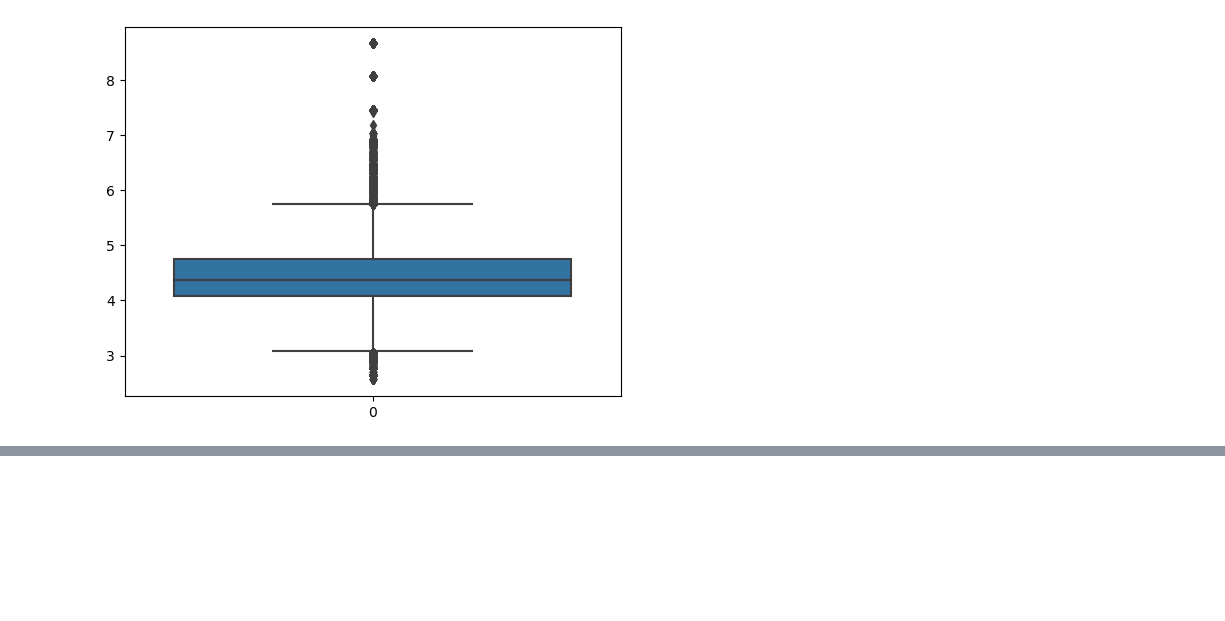
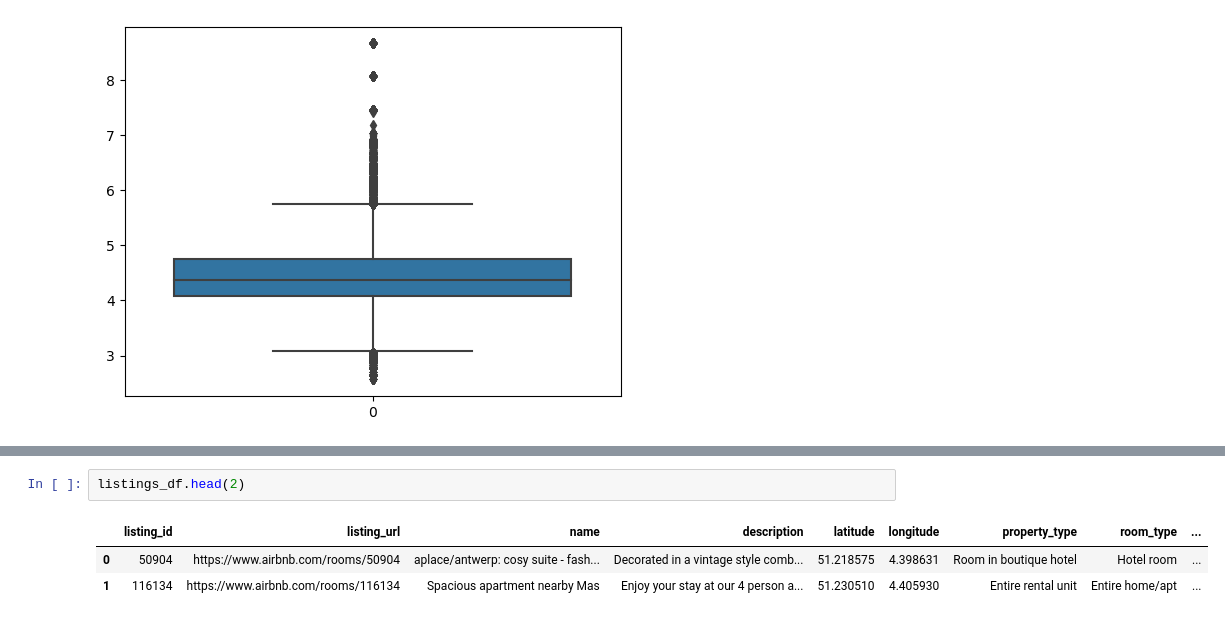
Before and after one commit to Shubham007-web/Predicting-Airbnb-Listing-Prices-in-Antwerp--A-Machine-Learning-Approach, a Jupyter notebook: AirBnb.ipynb, the cells around one changed output, grey strips where cells are left out. Cells and saved outputs as stored; diff of their text form; blank space fills up the shorter version.

```diff
--- a/AirBnb.ipynb
+++ b/AirBnb.ipynb
@@ -242,0 +260,6 @@ sns.boxplot(np.log(calendar_df['price']))
+# %%
+listings_df.head(2)
+# %% [output]
+|  | listing_id | listing_url | name | description | latitude | longitude | property_type | room_type | ... |
+| 0 | 50904 | https://www.airbnb.com/rooms/50904 | aplace/antwerp: cosy suite - fash... | Decorated in a vintage style comb... | 51.218575 | 4.398631 | Room in boutique hotel | Hotel room | ... |
+| 1 | 116134 | https://www.airbnb.com/rooms/116134 | Spacious apartment nearby Mas | Enjoy your stay at our 4 person a... | 51.230510 | 4.405930 | Entire rental unit | Entire home/apt | ... |
```
Also changed, not shown: parts of 6 cells of this notebook.
